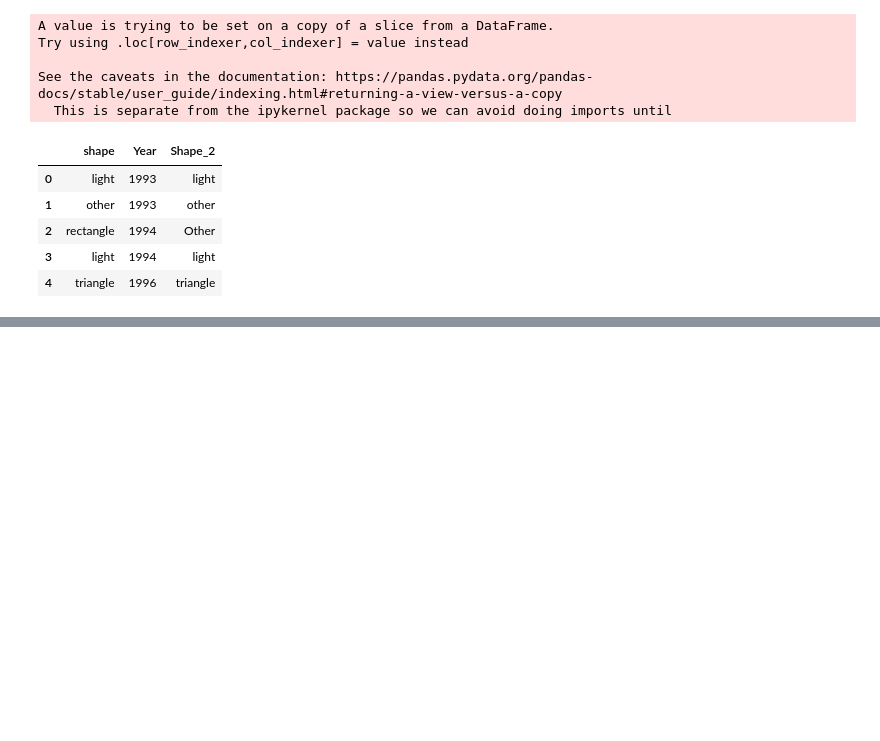
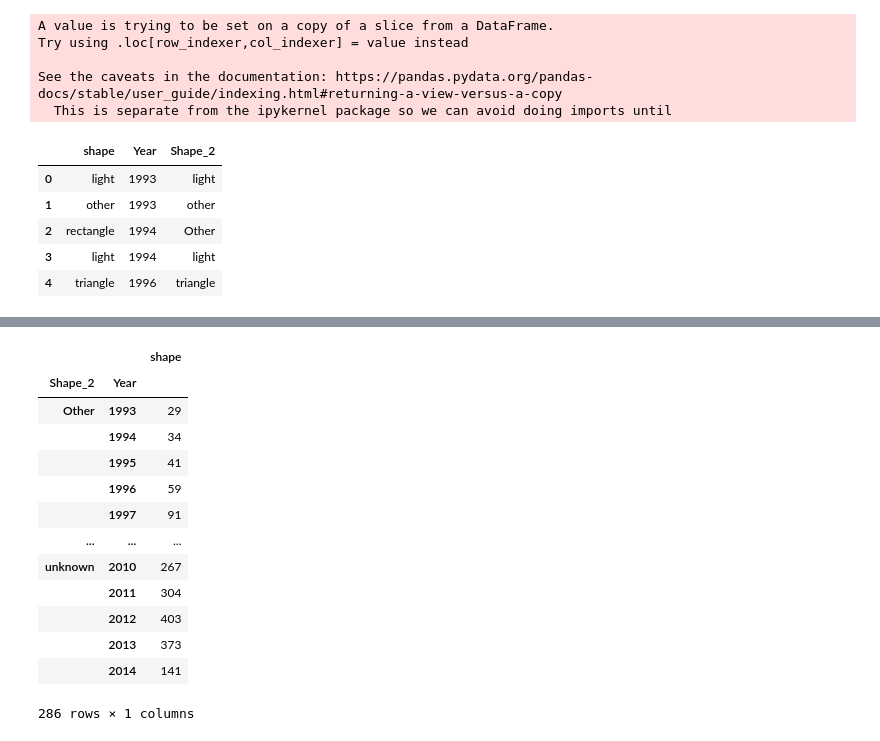
Before and after one commit to mmegancross/project-1-alien-analysis, a Jupyter notebook: UFO_dataset_trimmed.ipynb, the cells around one changed output, grey strips where cells are left out. Saved outputs shown, nothing was run; the diff lists cells and outputs as text; code cells hidden in the pictures; blank space fills up the shorter version.

```diff
--- a/UFO_dataset_trimmed.ipynb
+++ b/UFO_dataset_trimmed.ipynb
@@ -495,7 +514,22 @@ smaller_data.head()
 # %%
-year_group_df = cleaned_ufo_data.groupby(['shape', 'Year'])
+year_group_df = smaller_data.groupby(['Shape_2', 'Year'])
 year_group_df
 #year_df = cleaned_ufo_data.set_index('Year', inplace=True)
 count_year_df = year_group_df.count()
 
-count_year_df.head()
+count_year_df
+# %% [output]
+|  |  | shape |
+| Shape_2 | Year |  |
+| Other | 1993 | 29 |
+|  | 1994 | 34 |
+|  | 1995 | 41 |
+|  | 1996 | 59 |
+|  | 1997 | 91 |
+| ... | ... | ... |
+| unknown | 2010 | 267 |
+|  | 2011 | 304 |
+|  | 2012 | 403 |
+|  | 2013 | 373 |
+|  | 2014 | 141 |
+286 rows × 1 columns
```
Also changed, not shown: parts of 5 cells of this notebook.
